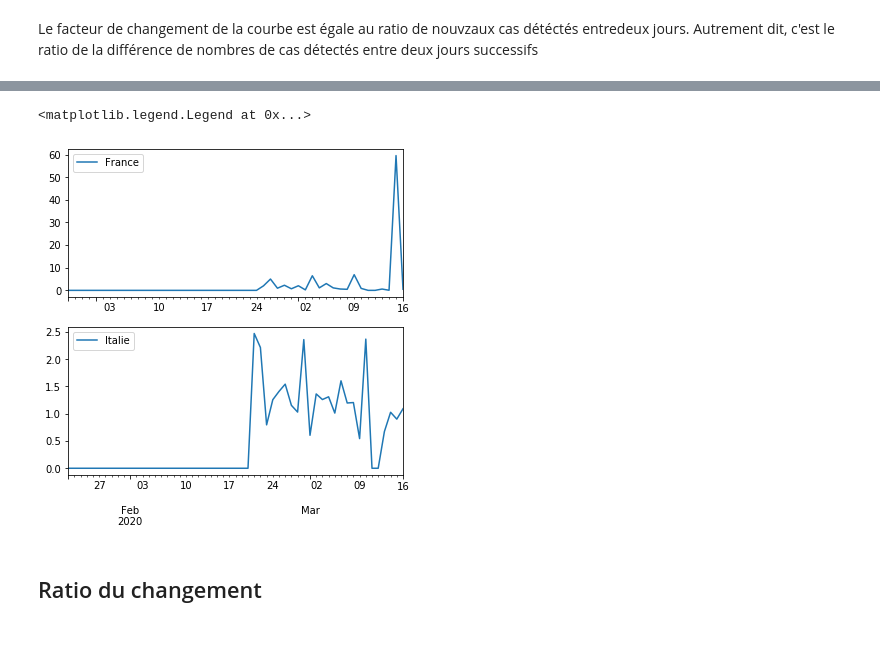
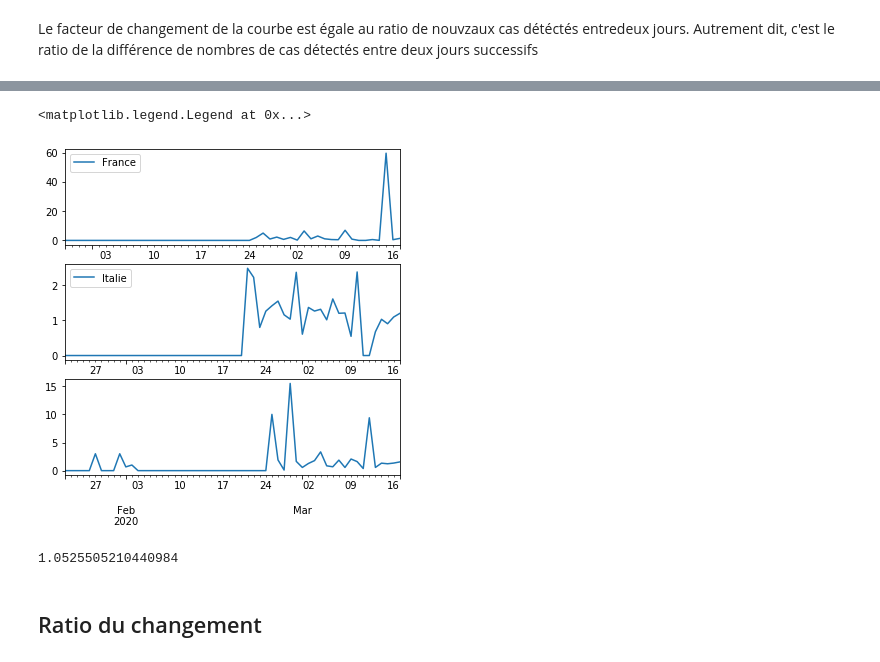
Before and after one commit to AmineDiro/Prediction-COVID19-France-, a Jupyter notebook: Prediction_saturation.ipynb, the cells around one changed output, grey strips where cells are left out. Cells and saved outputs as stored; diff of their text form; code cells hidden in the pictures.

```diff
--- a/Prediction_saturation.ipynb
+++ b/Prediction_saturation.ipynb
@@ -139,14 +149,20 @@ def growth(serie):
 # %%
-fig, ax = plt.subplots(2, 1, figsize=(6, 6))
+fig, ax = plt.subplots(3, 1, figsize=(6, 6))
 
 growth(f_confirmed_new).plot(ax=ax[0], label="France")
 growth(i_confirmed).plot(ax=ax[1], label="Italie")
+growth(ger_confirmed).plot(ax=ax[2], label="Germany")
+
 
 ax[0].legend(loc="best")
 ax[1].legend(loc="best")
 # %% [output]
 <matplotlib.legend.Legend at 0x...>
-[figure, old version]
+[figure, new version]
+# %%
+growth(i_confirmed['2020-02-17':]).mean()
+# %% [output]
+1.0525505210440984
 # %% [markdown]
 ## Ratio du changement
 # %%
```
Also changed, not shown: parts of 16 cells of this notebook.
